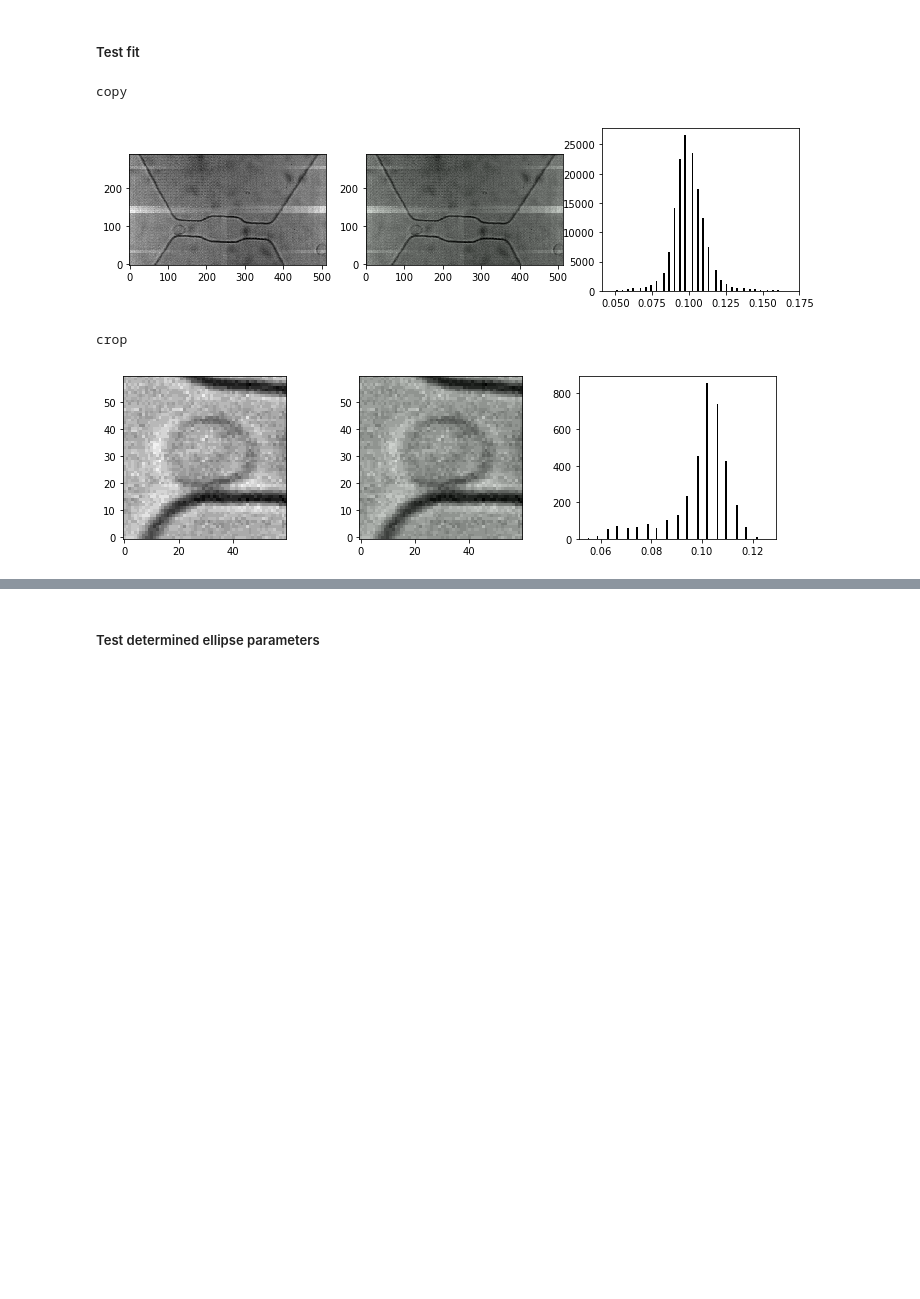
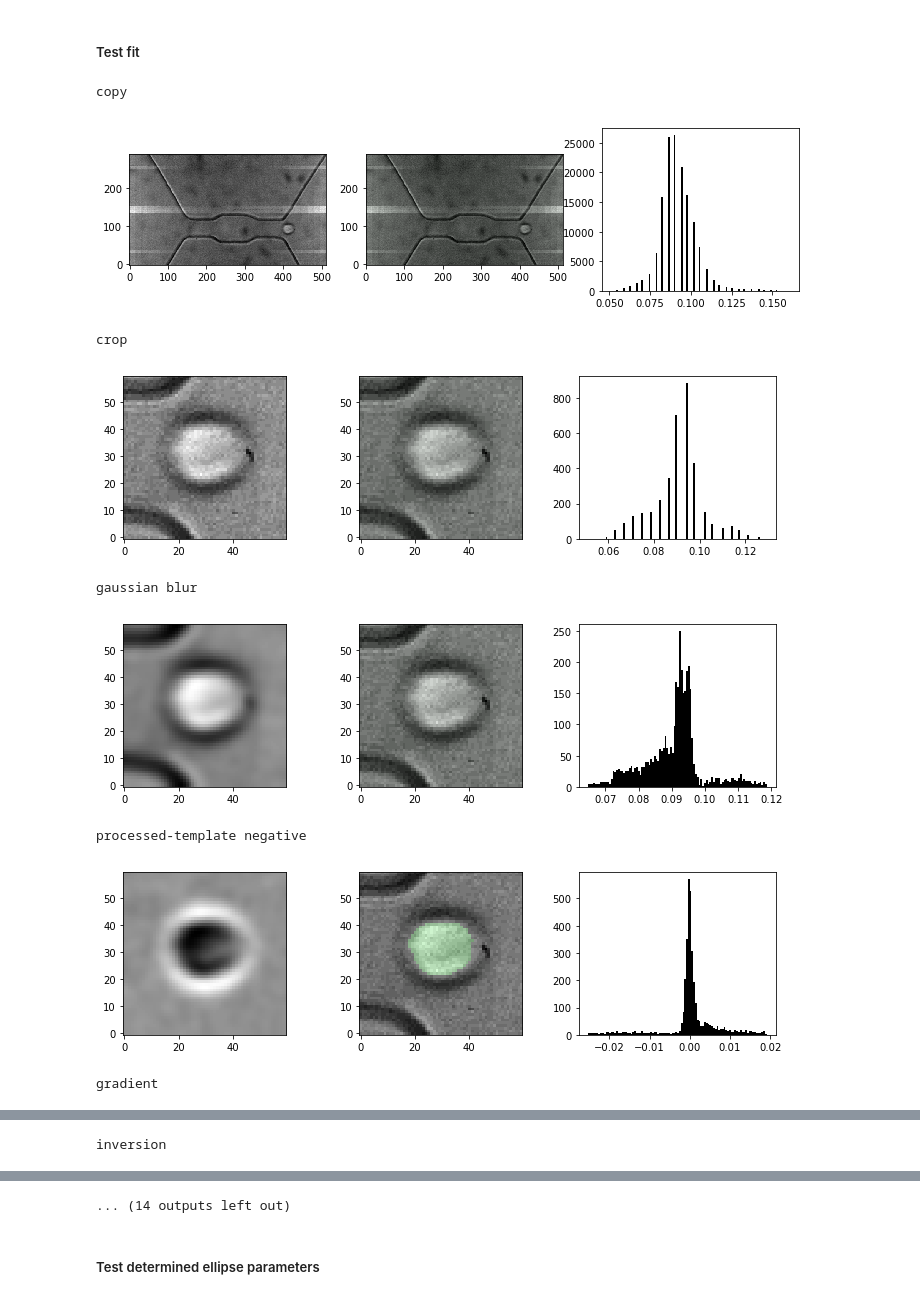
Before and after one commit to codycombs/cell_deformation, a Jupyter notebook: test_ellipse_fit.ipynb, the cells around one changed output, grey strips where cells are left out. Saved outputs shown, nothing was run; the diff lists cells and outputs as text; code cells hidden in the pictures; blank space fills up the shorter version.

Commit message:
added adaptive thresholding

```diff
--- a/test_ellipse_fit.ipynb
+++ b/test_ellipse_fit.ipynb
@@ -117,0 +120,8 @@ def plot_all(processed_frame, frame):
+# %%
+oi_index = 29
+oi_event = oi_events[oi_index]
+ts = oi_event.get_tf()
+t = int((ts[-1] + ts[0])/2.)
+frame = oi_vid.get_frame(t)
+plt.imshow(frame, cmap = 'gray', origin = 'lower')
+plt.show()
@@ -118,5 +132,5 @@ def plot_all(processed_frame, frame):
 # %%
-oi_index = 14
+oi_index = 24
 oi_event = oi_events[oi_index]
 reload(oi_file)
 plt.close()
@@ -197,7 +211,7 @@ def preprocess_fit_ellipse(raw_frame, raw_template_frame, detection, debug = 'no
     #################################
 
 
-    blur_kernel = (15,15)    # 19
+    blur_kernel = (9,9)    # 19
     preprocessing_steps.append(['gaussian blur', blur_kernel])
 
 
@@ -236,20 +250,7 @@ def preprocess_fit_ellipse(raw_frame, raw_template_frame, detection, debug = 'no
 
 
 
-    #################################
-    # Inversion
-    #################################
-    '''
-    preprocessing_steps.append(['inversion'])
 
-    processed_frame = 1-processed_frame
-
-
-
-    if debug == 'all':
-        print 'inversion'
-        plot_all(processed_frame, frame)
-    '''
 
 
 
@@ -357,8 +358,10 @@ def preprocess_fit_ellipse(raw_frame, raw_template_frame, detection, debug = 'no
     ##################################
 
     sigma = 3
+    threshold_factor = 1.5
+    preprocessing_steps.append(['adaptive thresholding histogram derivative, sigma = ', sigma, 'threshold_factor = ', threshold_factor])
 
-    print 'adaptive thresholding histogram derivative, sigma = ', sigma, 'derivative threshold = half max'
+
 
     total_bins = 100
 
@@ -371,7 +374,7 @@ def preprocess_fit_ellipse(raw_frame, raw_template_frame, detection, debug = 'no
     derivative_smoothed_counts = np.gradient(smoothed_counts)
 
 
-    derivative_threshold = np.abs(np.min(derivative_smoothed_counts)/2)
+    derivative_threshold = np.abs(np.min(derivative_smoothed_counts)/threshold_factor)
 
     for i in range(len(derivative_smoothed_counts)):
         if np.abs(derivative_smoothed_counts[-1-i]) > derivative_threshold:
@@ -385,7 +388,7 @@ def preprocess_fit_ellipse(raw_frame, raw_template_frame, detection, debug = 'no
     processed_frame = processed_frame.astype(int)
 
     if debug == 'all':
-        print 'adaptive threshold', 'sigma = ', sigma, 'derivative threshold = half max', threshold
+        print 'adaptive thresholding histogram derivative, sigma = ', sigma, 'derivative threshold = half max'
         plot_all(processed_frame, frame)
 
 
@@ -417,7 +420,7 @@ def preprocess_fit_ellipse(raw_frame, raw_template_frame, detection, debug = 'no
     # Get largest cluster
     #################################
     '''
-    preprocessing_steps.append(['clustering'])
+    preprocessing_steps.append(['clustering (retain largest cluster)'])
 
 
     clusters = oi.find_clusters_percentage_based(processed_frame, np.zeros((processed_frame.shape[0], processed_frame.shape[1])), diag = True)
@@ -442,8 +445,8 @@ def preprocess_fit_ellipse(raw_frame, raw_template_frame, detection, debug = 'no
     #################################
 
 
-    cluster_threshold = 100
-    preprocessing_steps.append(['cluster filtering'])
+    cluster_threshold = 50
+    preprocessing_steps.append(['cluster filtering, threshold = ', str(cluster_threshold)])
 
 
     clusters = oi.find_clusters_percentage_based(processed_frame, np.zeros((processed_frame.shape[0], processed_frame.shape[1])), diag = True, cluster_threshold = cluster_threshold)
@@ -582,8 +585,8 @@ def preprocess_fit_ellipse(raw_frame, raw_template_frame, detection, debug = 'no
     if debug == 'all':
         print 'dilate subtraction'
         plot_all(processed_frame, frame)
+
     '''
-
 
 
 
@@ -709,34 +712,39 @@ ys = oi_event.get_py()
 xcs, ycs = oi_stage.get_channel_coordinates(xs, ys)
 
 xcs = oi_stage.pixels_to_meters(xcs)
 
 
-xc_left = 0
-xc_right = 150
+xc_left = 150
+xc_right = 165
 
 for j, detection in enumerate(oi_event._detections):
     try:
         if xcs[j] >= xc_left and xcs[j] <= xc_right:
 
 
 
             # Get raw frame
             raw_frame = oi_vid.get_frame(detection._tf)
 
 
             # Get ellipse/preprocess the frame
             ellipse = preprocess_fit_ellipse(raw_frame, template_frame, detection, debug = 'all')
 
             print ellipse[0], ellipse[1]
 
     except Exception as e:
         print 'failed on ', j, len(oi_event._detections)
         exc_type, exc_obj, exc_tb = sys.exc_info()
         fname = os.path.split(exc_tb.tb_frame.f_code.co_filename)[1]
         print(exc_type, fname, exc_tb.tb_lineno)
         pass
 # %% [output]
 copy
-[figure, old version]
+[figure, new version]
 crop
-[figure, old version]
+[figure, new version]
+gaussian blur
+[figure, added]
+processed-template negative
+[figure, added]
+gradient
@@ -742,0 +752 @@ crop
+inversion
@@ -743,3 +754,4 @@ crop
+... (14 outputs left out)
 # %% [markdown]
 ##### Test determined ellipse parameters
 # %%
```
Also changed, not shown: parts of 11 cells of this notebook, 1 other file.
